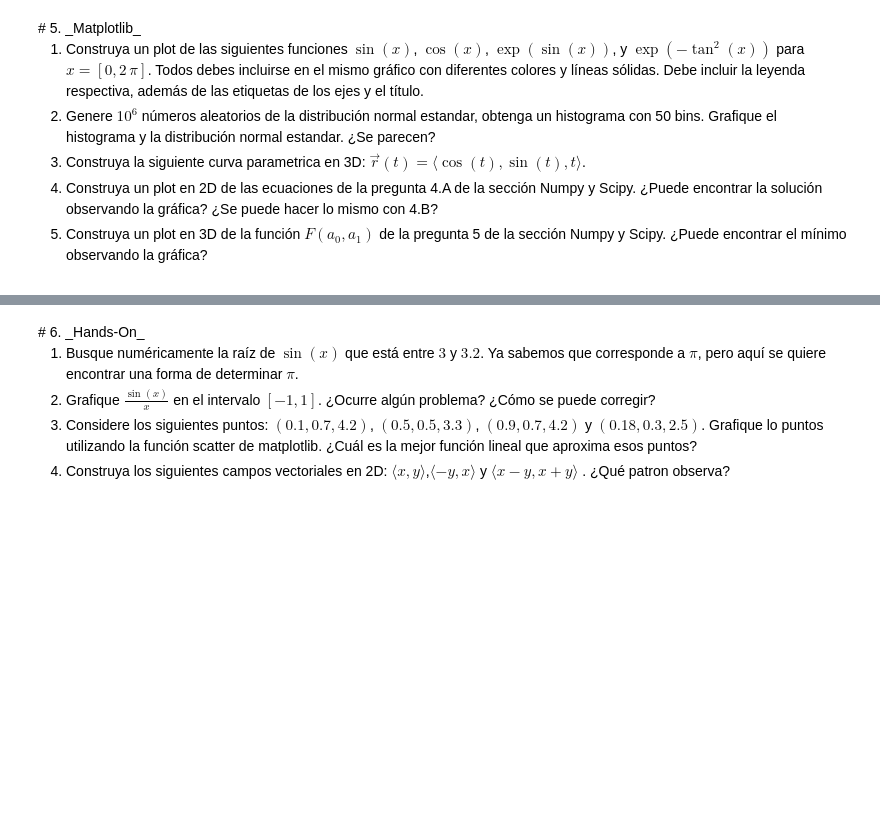
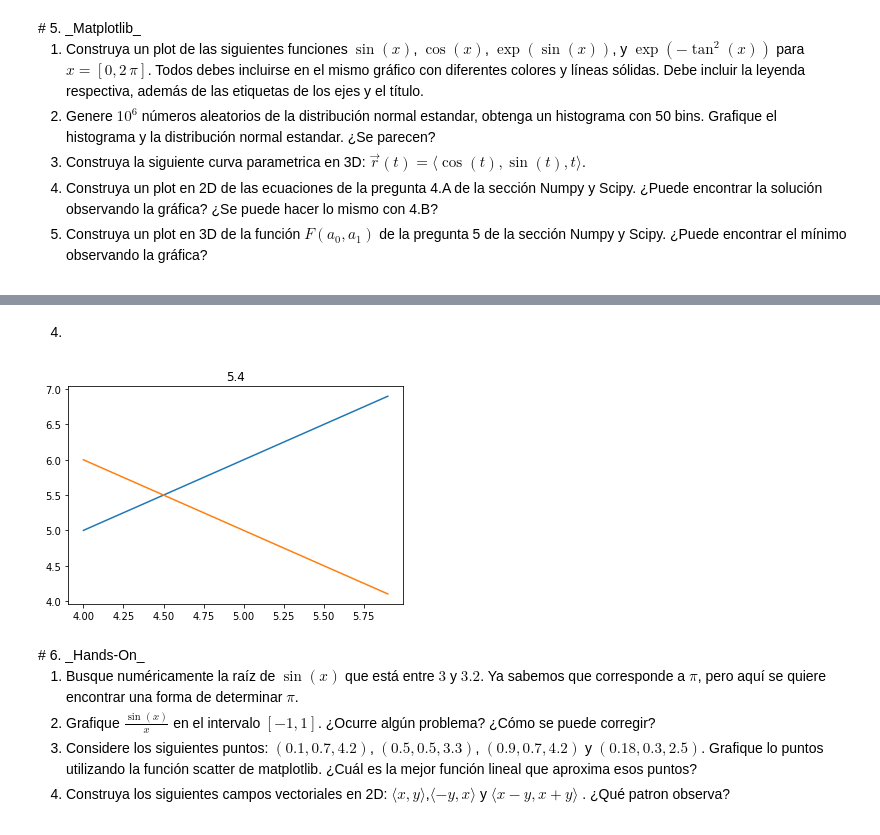
Before and after one commit to mijara/notebooks, a Jupyter notebook: Tarea_1_CC1_2017.ipynb, the cells around one changed output, grey strips where cells are left out. Saved outputs shown, nothing was run; the diff lists cells and outputs as text; code cells hidden in the pictures; blank space fills up the shorter version.

```diff
--- a/Tarea_1_CC1_2017.ipynb
+++ b/Tarea_1_CC1_2017.ipynb
@@ -198,3 +266,14 @@ c & a
+# %% [markdown]
+4)
+# %%
+t = np.arange(4, 6, 0.1)
+
+plt.title('5.4')
+plt.plot(t, t + 1)
+plt.plot(t, 10 - t)
+plt.show()
+# %% [output]
+[figure, added]
 # %% [markdown]
 <div id='hands-on' />
 # 6. _Hands-On_
```
Also changed, not shown: parts of 13 cells of this notebook.
